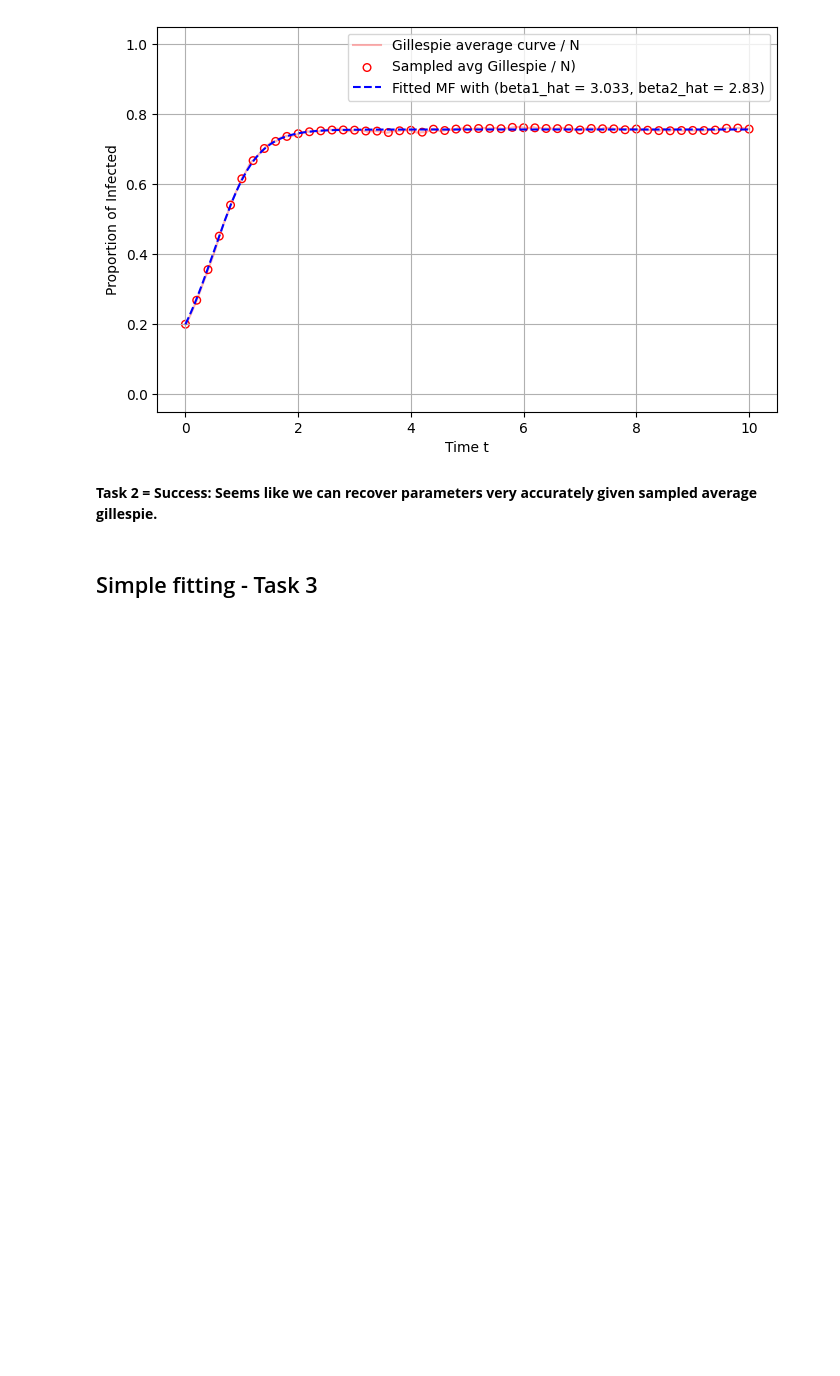
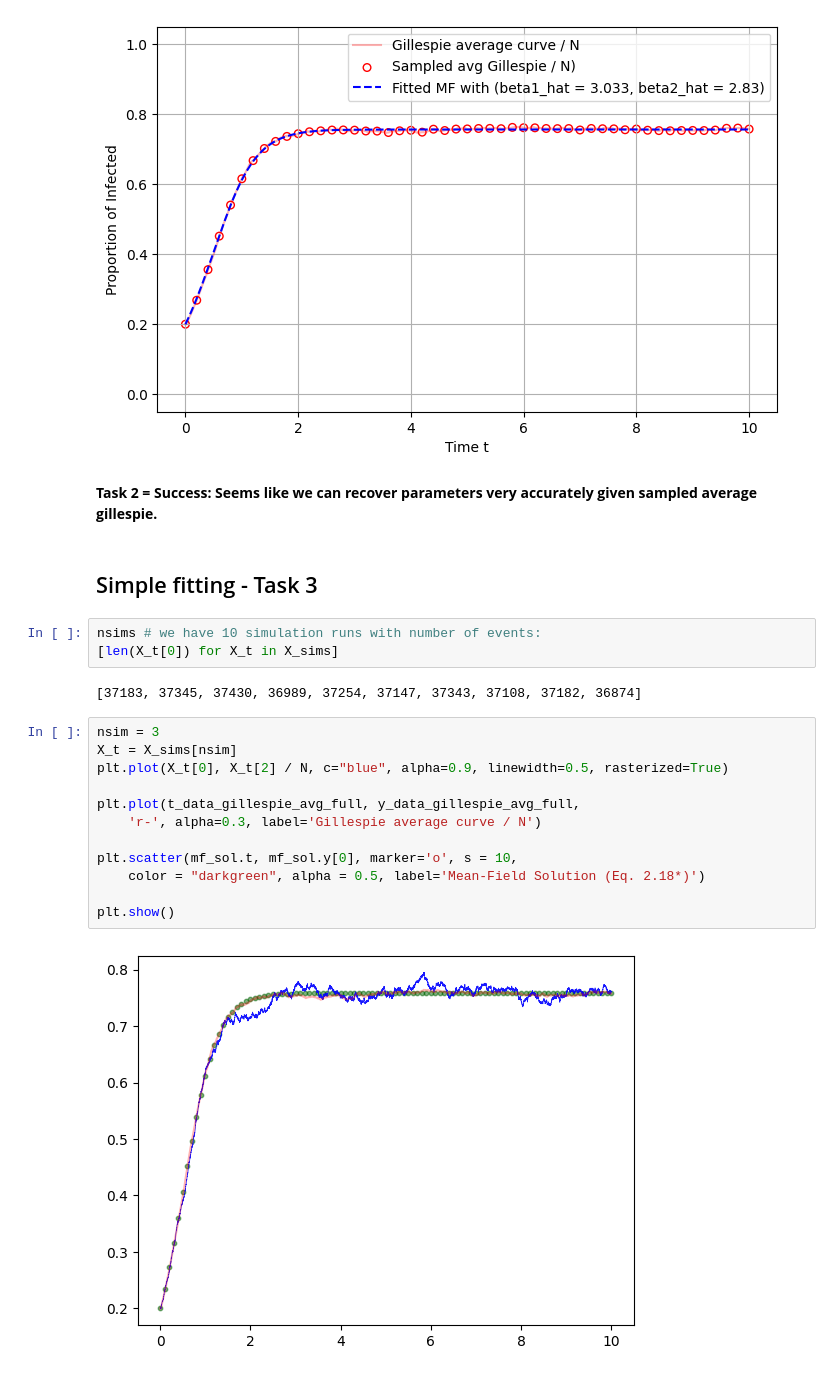
Before and after one commit to markolalovic/higher-order-contagion, a Jupyter notebook: notebooks/simple-fits.ipynb, the cells around one changed output. Saved outputs shown, nothing was run; the diff lists cells and outputs as text; blank space fills up the shorter version.

```diff
--- a/notebooks/simple-fits.ipynb
+++ b/notebooks/simple-fits.ipynb
@@ -402,3 +404,22 @@ plt.show()
 **Task 2 = Success: Seems like we can recover parameters very accurately given sampled average gillespie.**
 # %% [markdown]
 ## Simple fitting - Task 3
+# %%
+nsims # we have 10 simulation runs with number of events:
+[len(X_t[0]) for X_t in X_sims]
+# %% [output]
+[37183, 37345, 37430, 36989, 37254, 37147, 37343, 37108, 37182, 36874]
+# %%
+nsim = 3
+X_t = X_sims[nsim]
+plt.plot(X_t[0], X_t[2] / N, c="blue", alpha=0.9, linewidth=0.5, rasterized=True)
+
+plt.plot(t_data_gillespie_avg_full, y_data_gillespie_avg_full,
+    'r-', alpha=0.3, label='Gillespie average curve / N')
+
+plt.scatter(mf_sol.t, mf_sol.y[0], marker='o', s = 10,
+    color = "darkgreen", alpha = 0.5, label='Mean-Field Solution (Eq. 2.18*)')
+
+plt.show()
+# %% [output]
+[figure, added]
```
Also changed, not shown: parts of 9 cells of this notebook.
